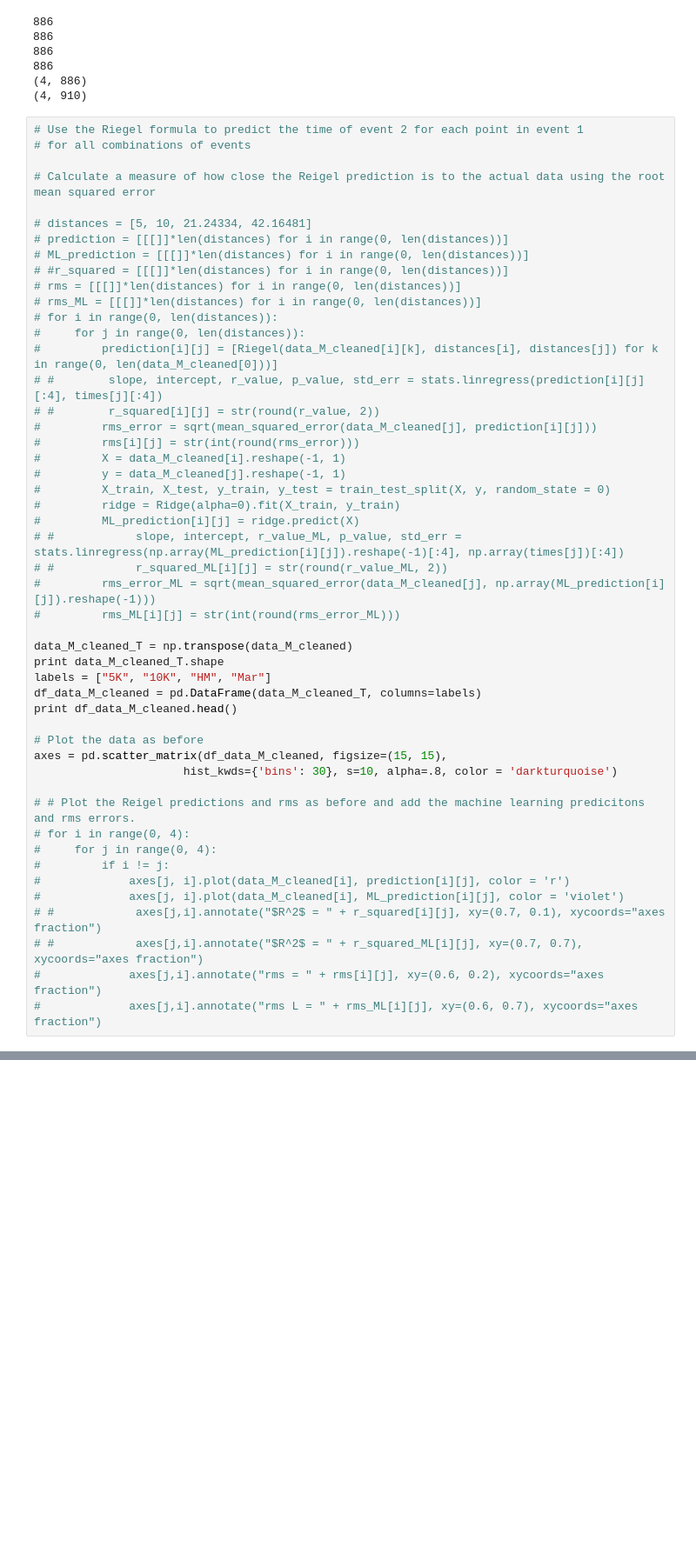
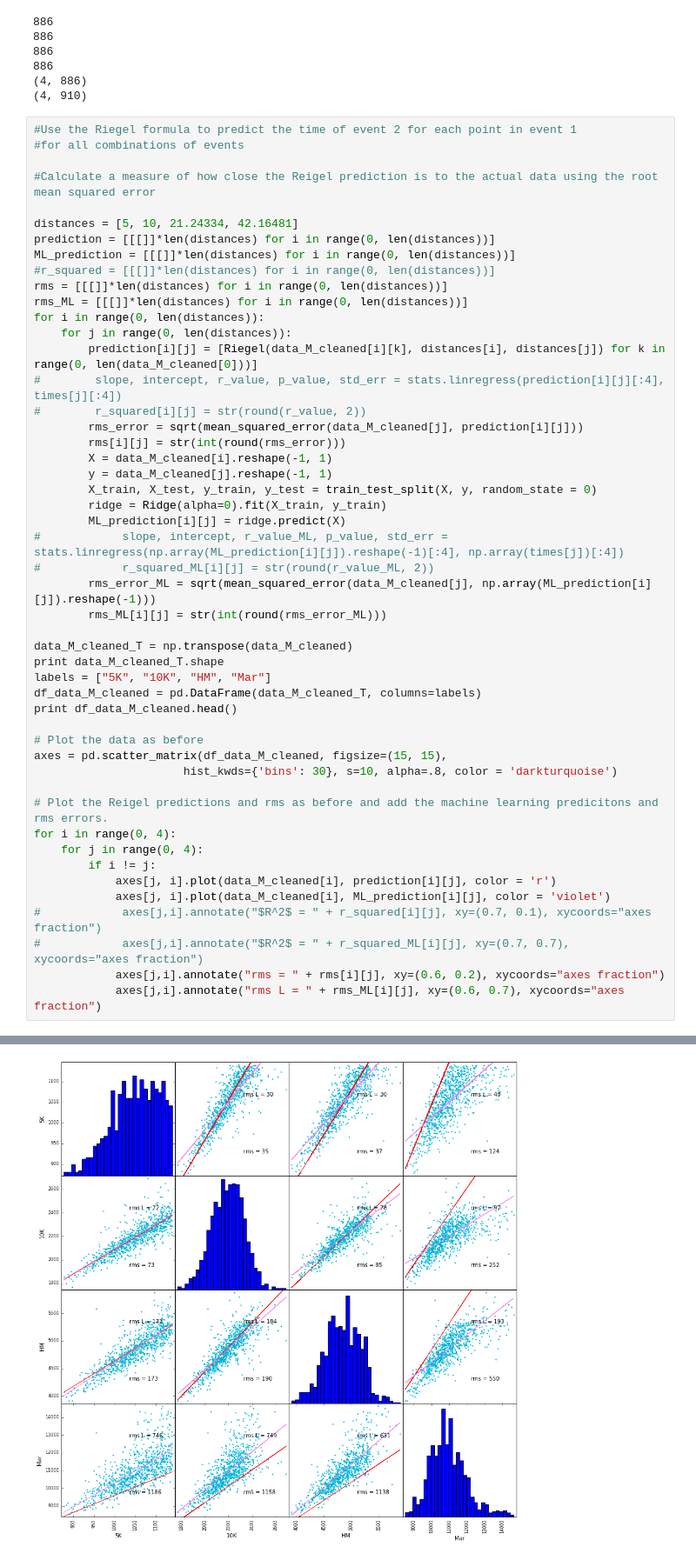
Before and after one commit to CBermingham/Race_Time_Predictor, a Jupyter notebook: Running_time_predictor_no_outliers.ipynb, the cells around one changed output, grey strips where cells are left out. Shown at 87% size. Saved outputs shown, nothing was run; the diff lists cells and outputs as text; blank space fills up the shorter version.

Commit message:
predictions and ML no outliers

```diff
--- a/Running_time_predictor_no_outliers.ipynb
+++ b/Running_time_predictor_no_outliers.ipynb
@@ -171,33 +171,33 @@ print len(data_M_cleaned[3])
 (4, 886)
 (4, 910)
 # %%
-# Use the Riegel formula to predict the time of event 2 for each point in event 1
-# for all combinations of events
+#Use the Riegel formula to predict the time of event 2 for each point in event 1
+#for all combinations of events
 
-# Calculate a measure of how close the Reigel prediction is to the actual data using the root mean squared error
+#Calculate a measure of how close the Reigel prediction is to the actual data using the root mean squared error
 
-# distances = [5, 10, 21.24334, 42.16481]
-# prediction = [[[]]*len(distances) for i in range(0, len(distances))]
-# ML_prediction = [[[]]*len(distances) for i in range(0, len(distances))]
-# #r_squared = [[[]]*len(distances) for i in range(0, len(distances))]
-# rms = [[[]]*len(distances) for i in range(0, len(distances))]
-# rms_ML = [[[]]*len(distances) for i in range(0, len(distances))]
-# for i in range(0, len(distances)):
-#     for j in range(0, len(distances)):
-#         prediction[i][j] = [Riegel(data_M_cleaned[i][k], distances[i], distances[j]) for k in range(0, len(data_M_cleaned[0]))]
-# #        slope, intercept, r_value, p_value, std_err = stats.linregress(prediction[i][j][:4], times[j][:4])
-# #        r_squared[i][j] = str(round(r_value, 2))
-#         rms_error = sqrt(mean_squared_error(data_M_cleaned[j], prediction[i][j]))
-#         rms[i][j] = str(int(round(rms_error)))
-#         X = data_M_cleaned[i].reshape(-1, 1)
-#         y = data_M_cleaned[j].reshape(-1, 1)
-#         X_train, X_test, y_train, y_test = train_test_split(X, y, random_state = 0)
-#         ridge = Ridge(alpha=0).fit(X_train, y_train)
-#         ML_prediction[i][j] = ridge.predict(X)
-# #            slope, intercept, r_value_ML, p_value, std_err = stats.linregress(np.array(ML_prediction[i][j]).reshape(-1)[:4], np.array(times[j])[:4])
-# #            r_squared_ML[i][j] = str(round(r_value_ML, 2))
-#         rms_error_ML = sqrt(mean_squared_error(data_M_cleaned[j], np.array(ML_prediction[i][j]).reshape(-1)))
-#         rms_ML[i][j] = str(int(round(rms_error_ML)))
+distances = [5, 10, 21.24334, 42.16481]
+prediction = [[[]]*len(distances) for i in range(0, len(distances))]
+ML_prediction = [[[]]*len(distances) for i in range(0, len(distances))]
+#r_squared = [[[]]*len(distances) for i in range(0, len(distances))]
+rms = [[[]]*len(distances) for i in range(0, len(distances))]
+rms_ML = [[[]]*len(distances) for i in range(0, len(distances))]
+for i in range(0, len(distances)):
+    for j in range(0, len(distances)):
+        prediction[i][j] = [Riegel(data_M_cleaned[i][k], distances[i], distances[j]) for k in range(0, len(data_M_cleaned[0]))]
+#        slope, intercept, r_value, p_value, std_err = stats.linregress(prediction[i][j][:4], times[j][:4])
+#        r_squared[i][j] = str(round(r_value, 2))
+        rms_error = sqrt(mean_squared_error(data_M_cleaned[j], prediction[i][j]))
+        rms[i][j] = str(int(round(rms_error)))
+        X = data_M_cleaned[i].reshape(-1, 1)
+        y = data_M_cleaned[j].reshape(-1, 1)
+        X_train, X_test, y_train, y_test = train_test_split(X, y, random_state = 0)
+        ridge = Ridge(alpha=0).fit(X_train, y_train)
+        ML_prediction[i][j] = ridge.predict(X)
+#            slope, intercept, r_value_ML, p_value, std_err = stats.linregress(np.array(ML_prediction[i][j]).reshape(-1)[:4], np.array(times[j])[:4])
+#            r_squared_ML[i][j] = str(round(r_value_ML, 2))
+        rms_error_ML = sqrt(mean_squared_error(data_M_cleaned[j], np.array(ML_prediction[i][j]).reshape(-1)))
+        rms_ML[i][j] = str(int(round(rms_error_ML)))
 
 data_M_cleaned_T = np.transpose(data_M_cleaned)
 print data_M_cleaned_T.shape
@@ -209,14 +209,14 @@ print df_data_M_cleaned.head()
 axes = pd.scatter_matrix(df_data_M_cleaned, figsize=(15, 15),
                       hist_kwds={'bins': 30}, s=10, alpha=.8, color = 'darkturquoise')
 
-# # Plot the Reigel predictions and rms as before and add the machine learning predicitons and rms errors.
-# for i in range(0, 4):
-#     for j in range(0, 4):
-#         if i != j:
-#             axes[j, i].plot(data_M_cleaned[i], prediction[i][j], color = 'r')
-#             axes[j, i].plot(data_M_cleaned[i], ML_prediction[i][j], color = 'violet')
-# #            axes[j,i].annotate("$R^2$ = " + r_squared[i][j], xy=(0.7, 0.1), xycoords="axes fraction")
-# #            axes[j,i].annotate("$R^2$ = " + r_squared_ML[i][j], xy=(0.7, 0.7), xycoords="axes fraction")
-#             axes[j,i].annotate("rms = " + rms[i][j], xy=(0.6, 0.2), xycoords="axes fraction")
-#             axes[j,i].annotate("rms L = " + rms_ML[i][j], xy=(0.6, 0.7), xycoords="axes fraction")
+# Plot the Reigel predictions and rms as before and add the machine learning predicitons and rms errors.
+for i in range(0, 4):
+    for j in range(0, 4):
+        if i != j:
+            axes[j, i].plot(data_M_cleaned[i], prediction[i][j], color = 'r')
+            axes[j, i].plot(data_M_cleaned[i], ML_prediction[i][j], color = 'violet')
+#            axes[j,i].annotate("$R^2$ = " + r_squared[i][j], xy=(0.7, 0.1), xycoords="axes fraction")
+#            axes[j,i].annotate("$R^2$ = " + r_squared_ML[i][j], xy=(0.7, 0.7), xycoords="axes fraction")
+            axes[j,i].annotate("rms = " + rms[i][j], xy=(0.6, 0.2), xycoords="axes fraction")
+            axes[j,i].annotate("rms L = " + rms_ML[i][j], xy=(0.6, 0.7), xycoords="axes fraction")
 # %% [output]
@@ -224,0 +230 @@ ValueError: Shape of passed values is (1, 4), indices imply (4, 4)
+[figure, added]
```
Also changed, not shown: parts of 2 cells of this notebook.
